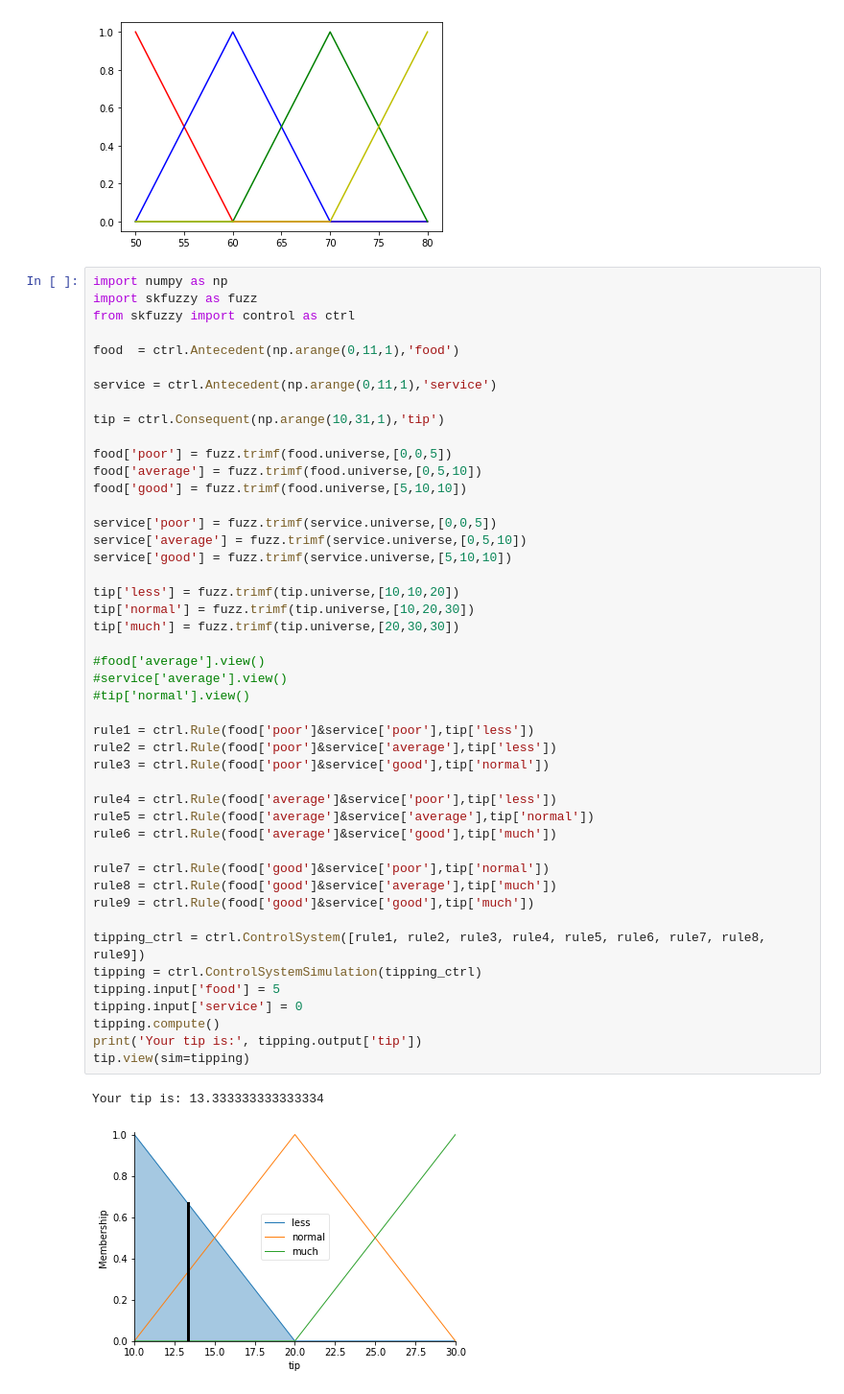
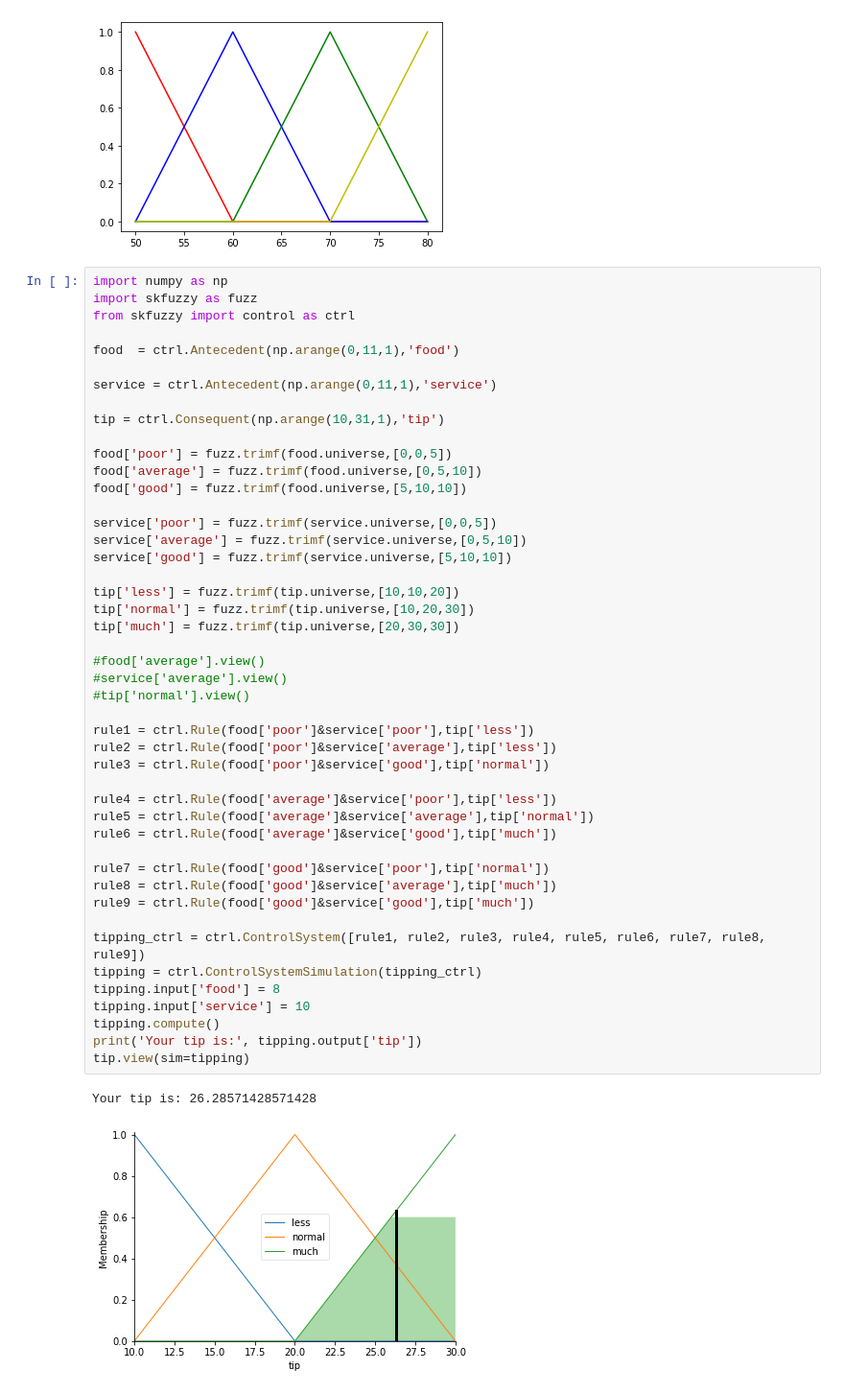
Before and after one commit to TranPhamTrungHy/AI-ST7-1234, a Jupyter notebook: AI_W4_25_02_23_FuzzyLogic.ipynb, the cells around one changed output. Shown at 96% size. Saved outputs shown, nothing was run; the diff lists cells and outputs as text.

```diff
--- a/AI_W4_25_02_23_FuzzyLogic.ipynb
+++ b/AI_W4_25_02_23_FuzzyLogic.ipynb
@@ -59,34 +59,34 @@ food['good'] = fuzz.trimf(food.universe,[5,10,10])
 service['poor'] = fuzz.trimf(service.universe,[0,0,5])
 service['average'] = fuzz.trimf(service.universe,[0,5,10])
 service['good'] = fuzz.trimf(service.universe,[5,10,10])
 
 tip['less'] = fuzz.trimf(tip.universe,[10,10,20])
 tip['normal'] = fuzz.trimf(tip.universe,[10,20,30])
 tip['much'] = fuzz.trimf(tip.universe,[20,30,30])
 
 #food['average'].view()
 #service['average'].view()
 #tip['normal'].view()
 
 rule1 = ctrl.Rule(food['poor']&service['poor'],tip['less'])
 rule2 = ctrl.Rule(food['poor']&service['average'],tip['less'])
 rule3 = ctrl.Rule(food['poor']&service['good'],tip['normal'])
 
 rule4 = ctrl.Rule(food['average']&service['poor'],tip['less'])
 rule5 = ctrl.Rule(food['average']&service['average'],tip['normal'])
 rule6 = ctrl.Rule(food['average']&service['good'],tip['much'])
 
 rule7 = ctrl.Rule(food['good']&service['poor'],tip['normal'])
 rule8 = ctrl.Rule(food['good']&service['average'],tip['much'])
 rule9 = ctrl.Rule(food['good']&service['good'],tip['much'])
 
 tipping_ctrl = ctrl.ControlSystem([rule1, rule2, rule3, rule4, rule5, rule6, rule7, rule8, rule9])
 tipping = ctrl.ControlSystemSimulation(tipping_ctrl)
-tipping.input['food'] = 5
-tipping.input['service'] = 0
+tipping.input['food'] = 8
+tipping.input['service'] = 10
 tipping.compute()
 print('Your tip is:', tipping.output['tip'])
 tip.view(sim=tipping)
 # %% [output]
-Your tip is: 13.333333333333334
+Your tip is: 26.28571428571428
-[figure, old version]
+[figure, new version]
```
Also changed, not shown: parts of 2 cells of this notebook.
